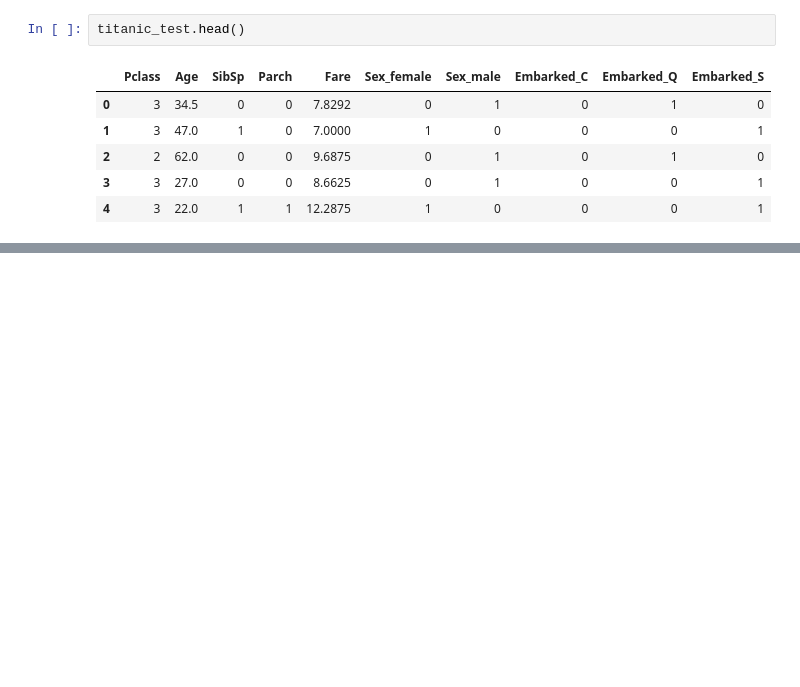
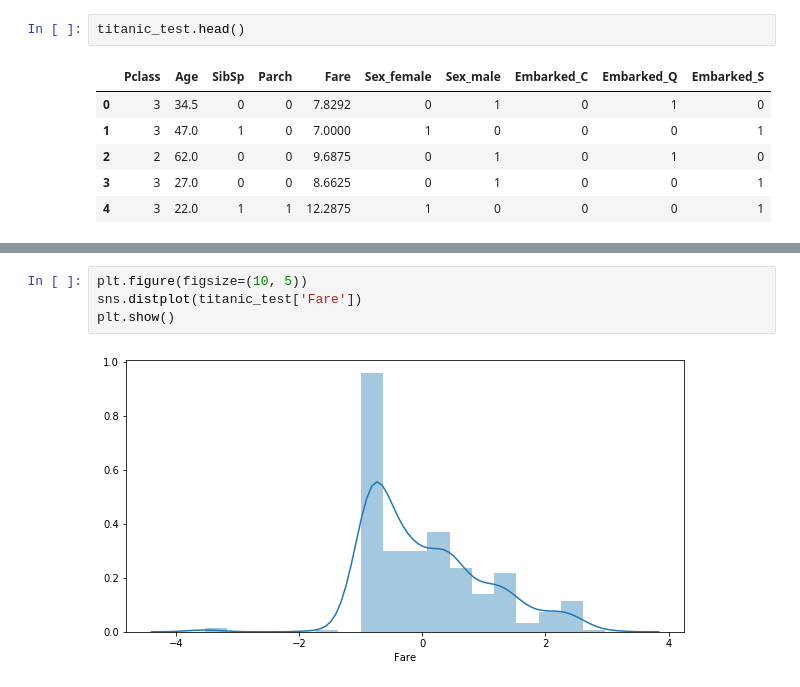
Before and after one commit to hernandezurbina/KaggleAdventures, a Jupyter notebook: Titanic-Revisited.ipynb, the cells around one changed output, grey strips where cells are left out. Cells and saved outputs as stored; diff of their text form; blank space fills up the shorter version.

```diff
--- a/Titanic-Revisited.ipynb
+++ b/Titanic-Revisited.ipynb
@@ -1843,0 +1852,6 @@ X.head()
+# %%
+plt.figure(figsize=(10, 5))
+sns.distplot(titanic_test['Fare'])
+plt.show()
+# %% [output]
+[figure, added]
```
Also changed, not shown: parts of 14 cells of this notebook, 3 other files.
